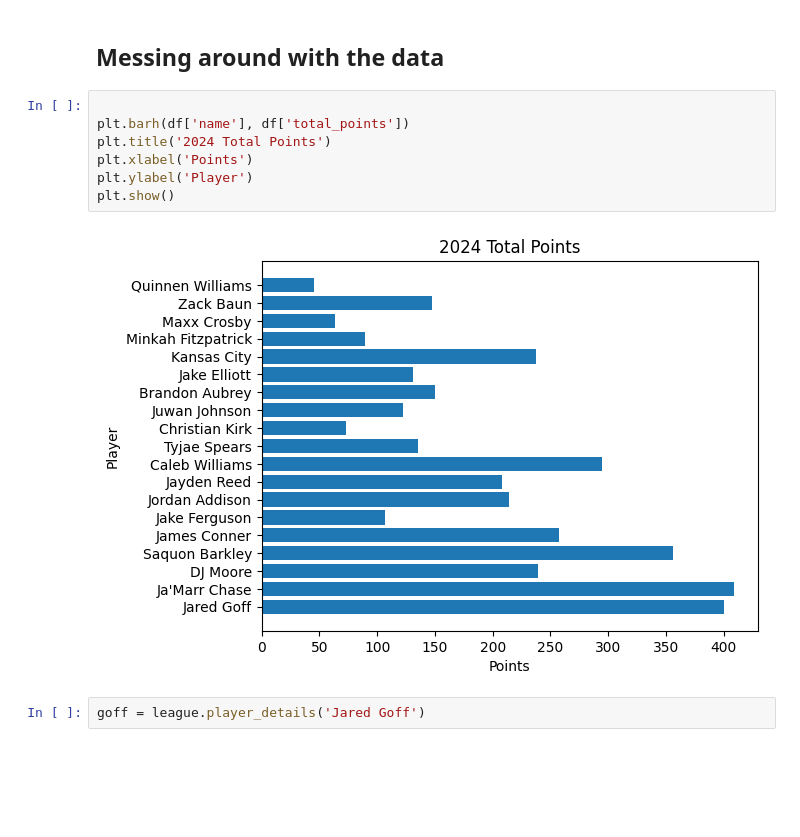
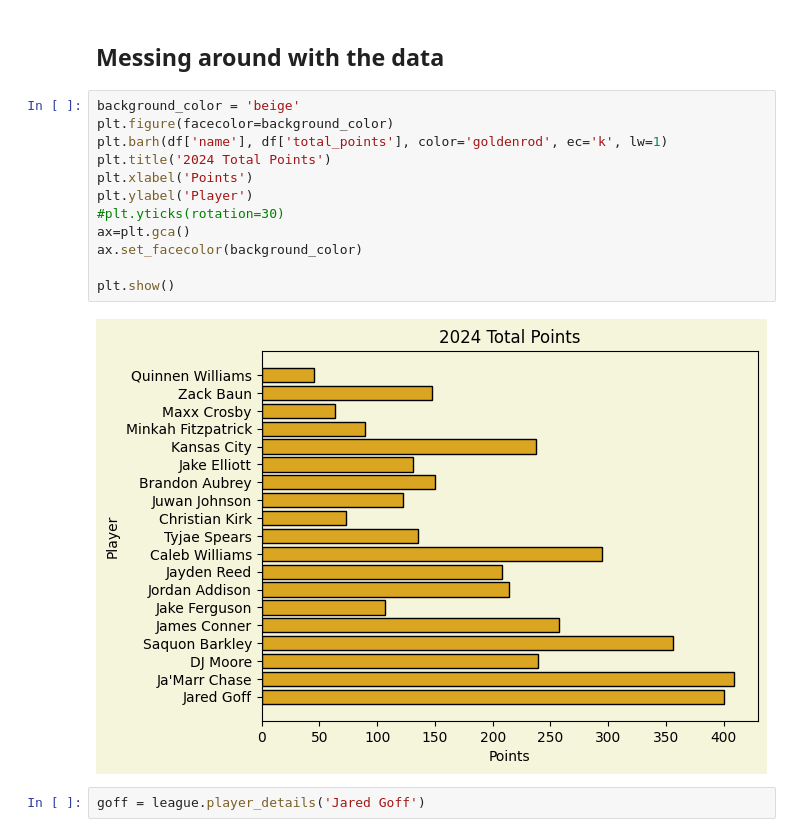
Before and after one commit to AidanNowa/Fantasy_Football, a Jupyter notebook: testing_fantasy.ipynb, the cells around one changed output. Saved outputs shown, nothing was run; the diff lists cells and outputs as text; blank space fills up the shorter version.

Commit message:
made the graph look a bit nicer

```diff
--- a/testing_fantasy.ipynb
+++ b/testing_fantasy.ipynb
@@ -159,14 +159,19 @@ df
 # %% [markdown]
 ## Messing around with the data
 # %%
-
-plt.barh(df['name'], df['total_points'])
+background_color = 'beige'
+plt.figure(facecolor=background_color)
+plt.barh(df['name'], df['total_points'], color='goldenrod', ec='k', lw=1)
 plt.title('2024 Total Points')
 plt.xlabel('Points')
 plt.ylabel('Player')
+#plt.yticks(rotation=30)
+ax=plt.gca()
+ax.set_facecolor(background_color)
+
 plt.show()
 # %% [output]
-[figure, old version]
+[figure, new version]
 # %%
 goff = league.player_details('Jared Goff')
 # %%
```
Also changed, not shown: parts of 4 cells of this notebook.
